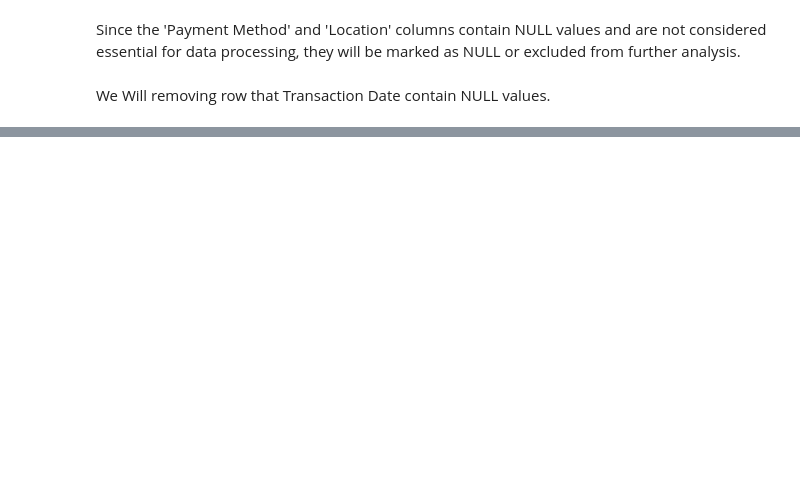
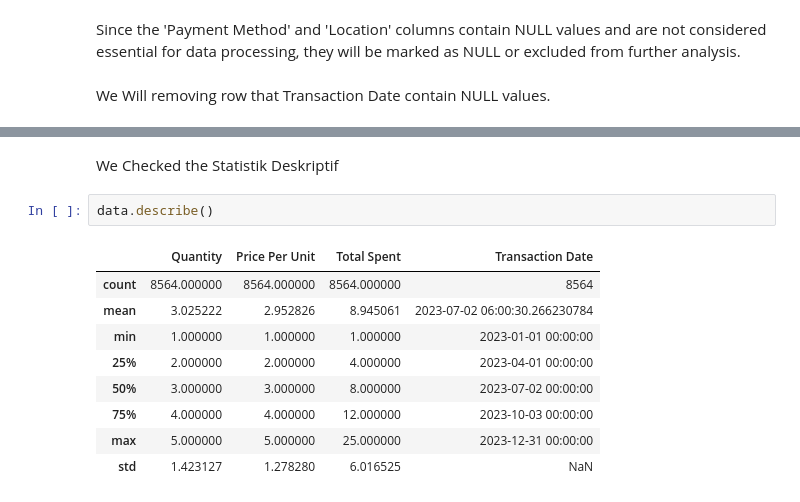
Before and after one commit to ItSam77/Semester-6, a Jupyter notebook: PDS/edas/eda.ipynb, the cells around one changed output, grey strips where cells are left out. Drawn from its saved outputs; the diff is of its cells as text; blank space fills up the shorter version.

```diff
--- a/PDS/edas/eda.ipynb
+++ b/PDS/edas/eda.ipynb
@@ -340,0 +344,14 @@ memory usage: 602.2+ KB
+# %% [markdown]
+We Checked the Statistik Deskriptif
+# %%
+data.describe()
+# %% [output]
+|  | Quantity | Price Per Unit | Total Spent | Transaction Date |
+| count | 8564.000000 | 8564.000000 | 8564.000000 | 8564 |
+| mean | 3.025222 | 2.952826 | 8.945061 | 2023-07-02 06:00:30.266230784 |
+| min | 1.000000 | 1.000000 | 1.000000 | 2023-01-01 00:00:00 |
+| 25% | 2.000000 | 2.000000 | 4.000000 | 2023-04-01 00:00:00 |
+| 50% | 3.000000 | 3.000000 | 8.000000 | 2023-07-02 00:00:00 |
+| 75% | 4.000000 | 4.000000 | 12.000000 | 2023-10-03 00:00:00 |
+| max | 5.000000 | 5.000000 | 25.000000 | 2023-12-31 00:00:00 |
+| std | 1.423127 | 1.278280 | 6.016525 | NaN |
```
Also changed, not shown: parts of 13 cells of this notebook.
